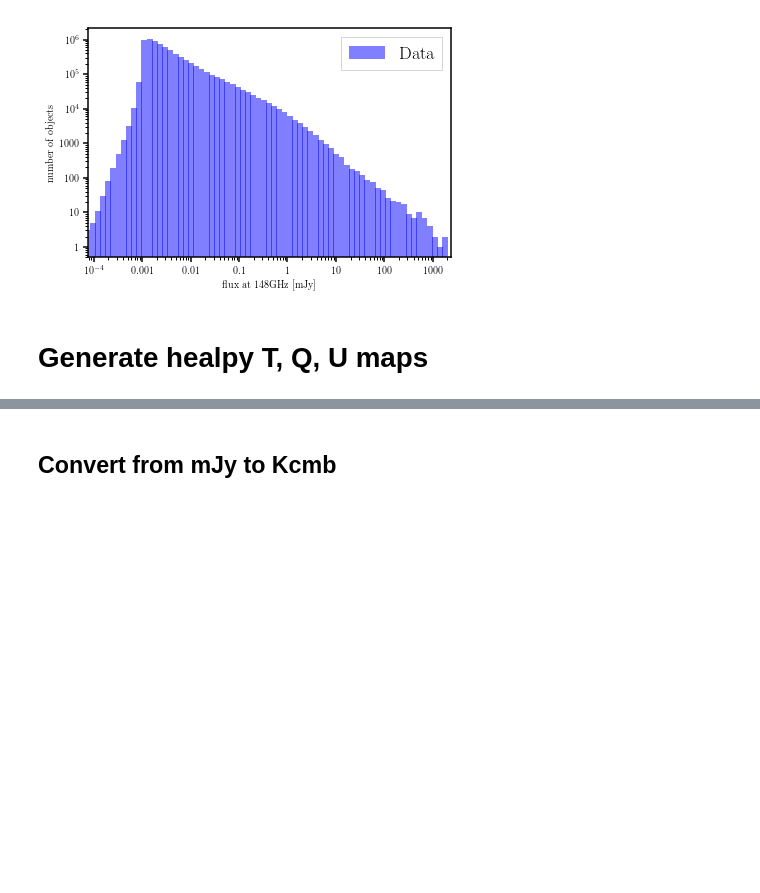
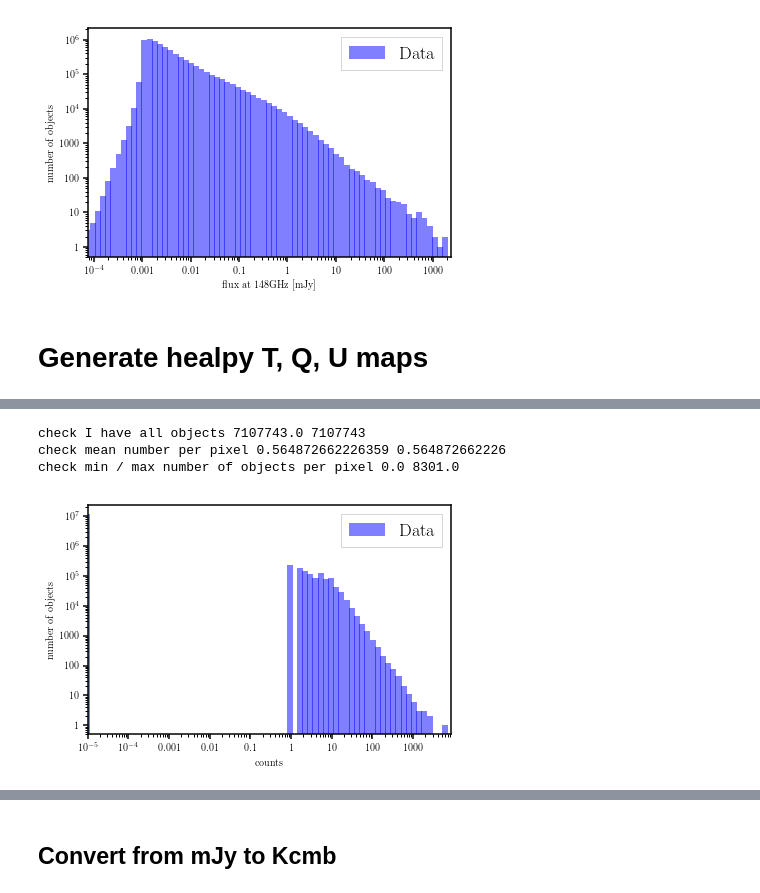
Before and after one commit to EmmanuelSchaan/SehgalRadioPolarizedSources, a Jupyter notebook: generate_TQU_radio.ipynb, the cells around one changed output, grey strips where cells are left out. Drawn from its saved outputs; the diff is of its cells as text; code cells hidden in the pictures; blank space fills up the shorter version.

```diff
--- a/generate_TQU_radio.ipynb
+++ b/generate_TQU_radio.ipynb
@@ -64,0 +93,17 @@ myHistogram(IPix, nBins=71, lim=None, S2Theory=[], path=None, plot=True, nameLat
+# %%
+# Generate count map
+bins = np.arange(nPix+1)-0.5
+countMap, binEdges, binIndices = stats.binned_statistic(IPix, f148_mJy, statistic='count', bins=bins)
+# %%
+print "check I have all objects", np.sum(countMap), len(ra)
+print "check mean number per pixel", np.mean(countMap), 1. * len(ra) / nPix
+
+print "check min / max number of objects per pixel", np.min(countMap), np.max(countMap)
+# %% [output]
+check I have all objects 7107743.0 7107743
+check mean number per pixel 0.564872662226359 0.564872662226
+check min / max number of objects per pixel 0.0 8301.0
+# %%
+myHistogram(1.e-5 + countMap, nBins=71, lim=None, S2Theory=[], path=None, plot=True, nameLatex=r'counts', semilogx=True, semilogy=True, doGauss=False)
+# %% [output]
+[figure, added]
```
Also changed, not shown: parts of 30 cells of this notebook, 1 other file.
